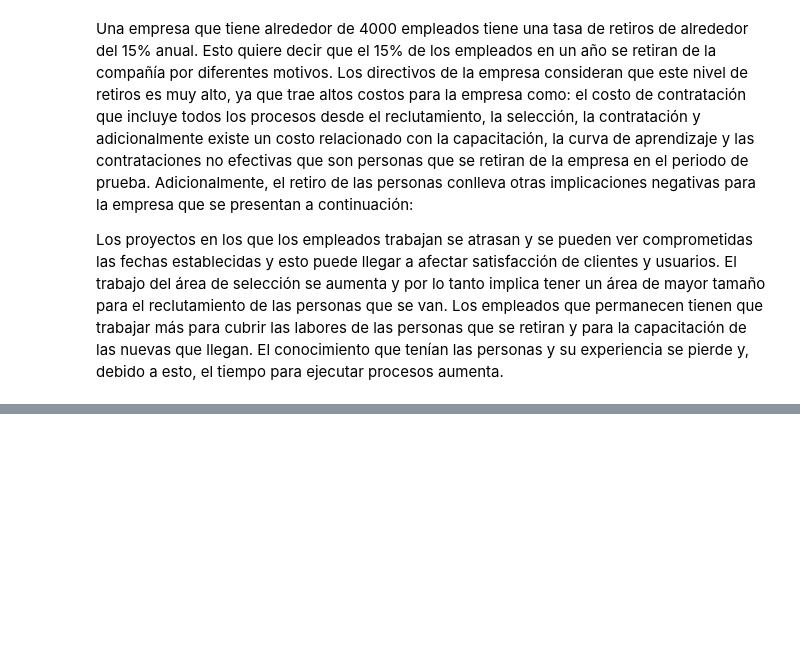
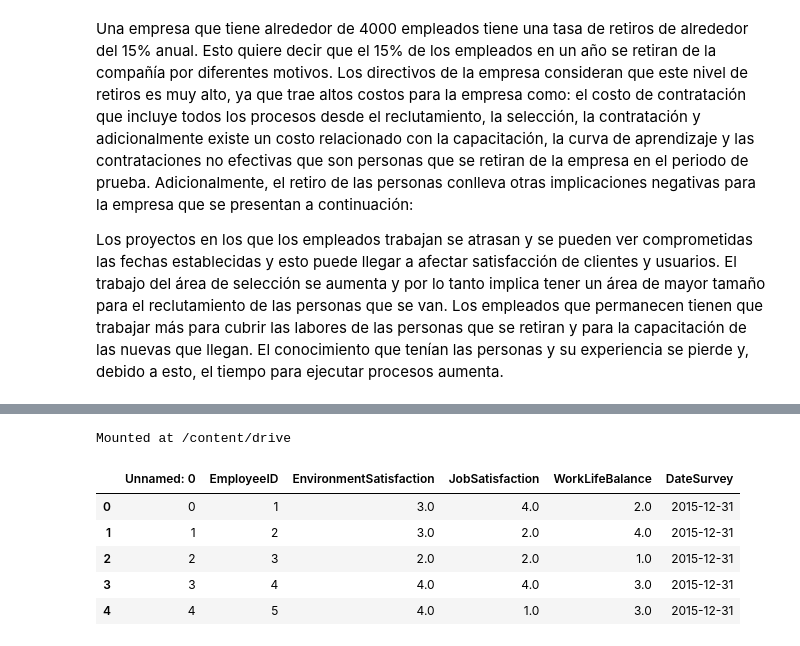
Before and after one commit to Astridgiraldo/RH, a Jupyter notebook: Limpieza_y_transformacion.ipynb, the cells around one changed output, grey strips where cells are left out. Saved outputs shown, nothing was run; the diff lists cells and outputs as text; code cells hidden in the pictures; blank space fills up the shorter version.

```diff
--- a/Limpieza_y_transformacion.ipynb
+++ b/Limpieza_y_transformacion.ipynb
@@ -9,0 +29,7 @@ El conocimiento que tenían las personas y su experiencia se pierde y, debido a
+# %%
+#Conexión a Drive
+
+from google.colab import drive
+drive.mount('/content/drive')
+# %% [output]
+Mounted at /content/drive
@@ -9,0 +52,10 @@ El conocimiento que tenían las personas y su experiencia se pierde y, debido a
+# %%
+# Se hace una observación de la BD df_employees
+df_employees.head(5)
+# %% [output]
+|  | Unnamed: 0 | EmployeeID | EnvironmentSatisfaction | JobSatisfaction | WorkLifeBalance | DateSurvey |
+| 0 | 0 | 1 | 3.0 | 4.0 | 2.0 | 2015-12-31 |
+| 1 | 1 | 2 | 3.0 | 2.0 | 4.0 | 2015-12-31 |
+| 2 | 2 | 3 | 2.0 | 2.0 | 1.0 | 2015-12-31 |
+| 3 | 3 | 4 | 4.0 | 4.0 | 3.0 | 2015-12-31 |
+| 4 | 4 | 5 | 4.0 | 1.0 | 3.0 | 2015-12-31 |
```
Also changed, not shown: parts of 5 cells of this notebook.
